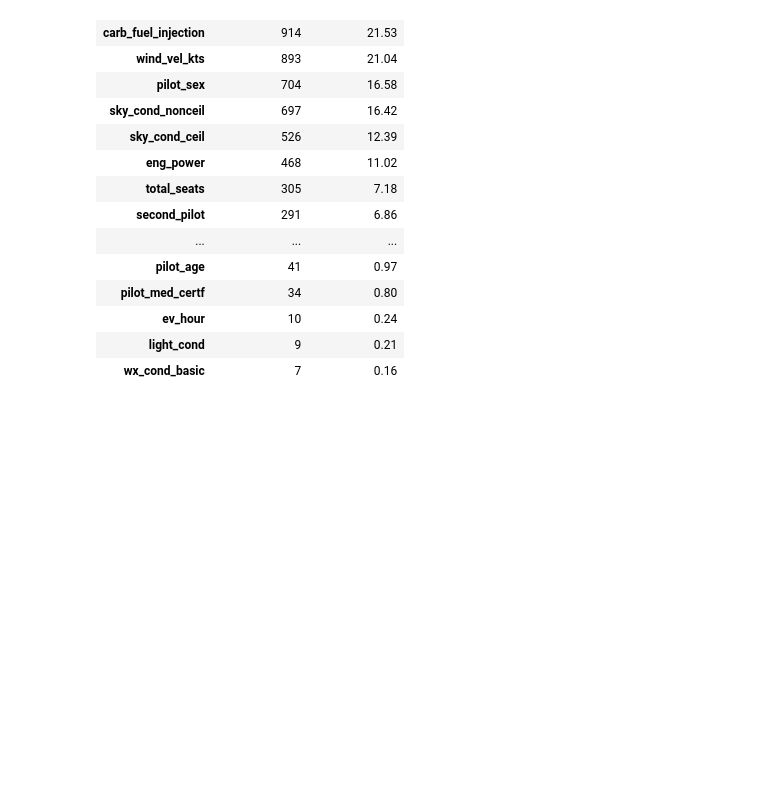
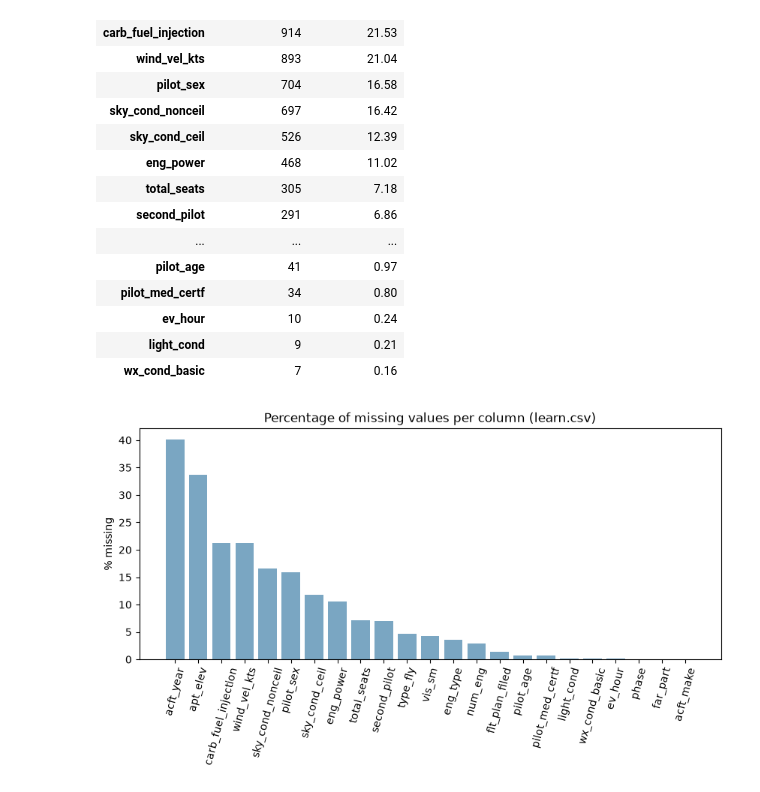
Before and after one commit to martim-dot/ML_Project, a Jupyter notebook: primeiraparte.ipynb, the cells around one changed output. Cells and saved outputs as stored; diff of their text form; code cells hidden in the pictures; blank space fills up the shorter version.

```diff
--- a/primeiraparte.ipynb
+++ b/primeiraparte.ipynb
@@ -550,3 +561,17 @@ missing_summary_pred[missing_summary_pred['Missing Values'] > 0].sort_values('Pe
 | ev_hour | 10 | 0.24 |
 | light_cond | 9 | 0.21 |
 | wx_cond_basic | 7 | 0.16 |
+# %%
+missing = learn.isna().mean().sort_values(ascending=False)
+missing = missing[missing > 0]
+
+fig, ax = plt.subplots(figsize=(10, 4))
+ax.bar(missing.index, missing.values * 100, color="#7aa6c2")
+ax.set_title("Percentage of missing values per column (learn.csv)")
+ax.set_ylabel("% missing")
+plt.xticks(rotation=75)
+plt.show()
+
+missing.mul(100).round(1).to_frame("% missing").T
+# %% [output]
+[figure, added]
```
Also changed, not shown: parts of 2 cells of this notebook.
